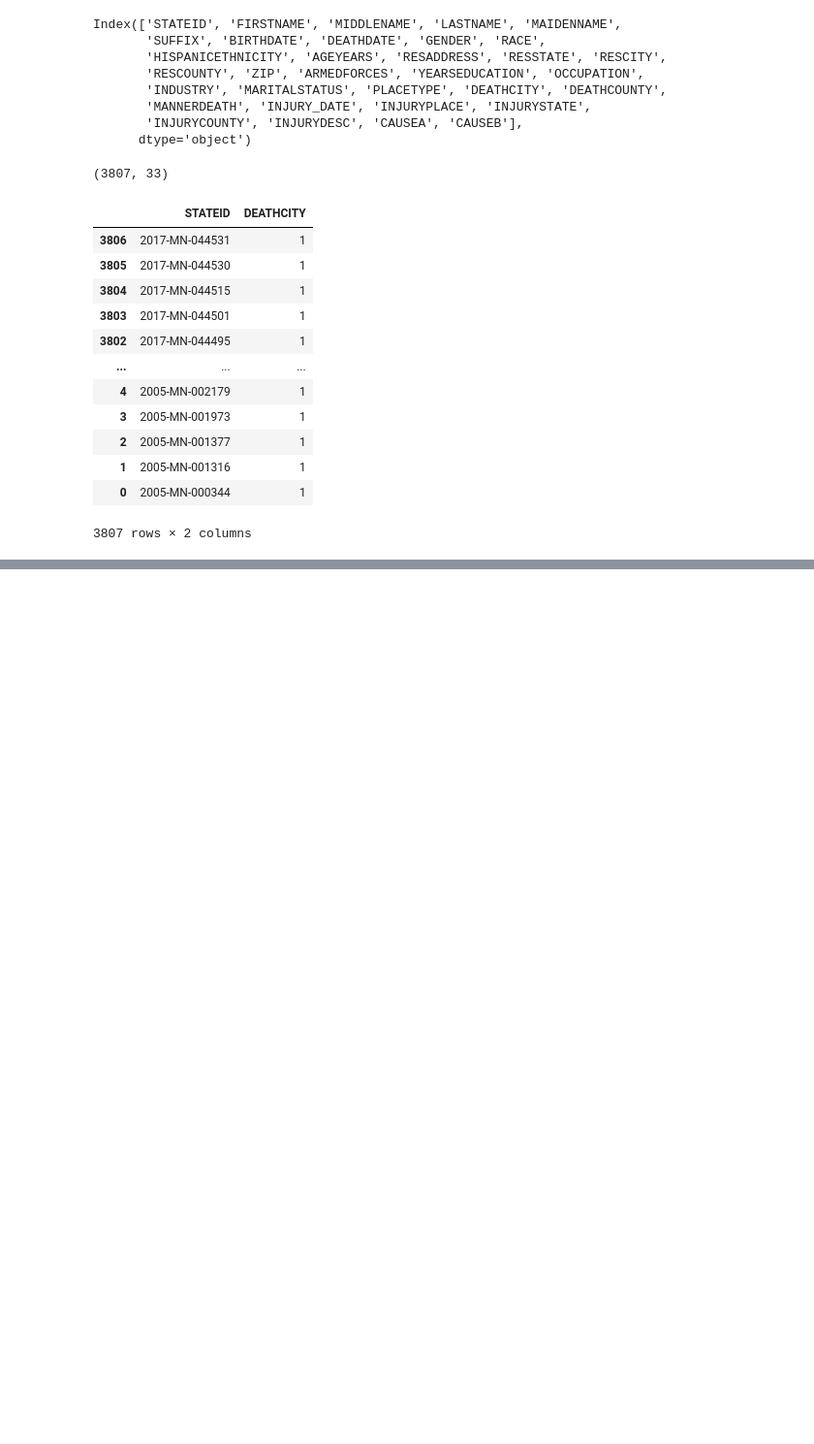
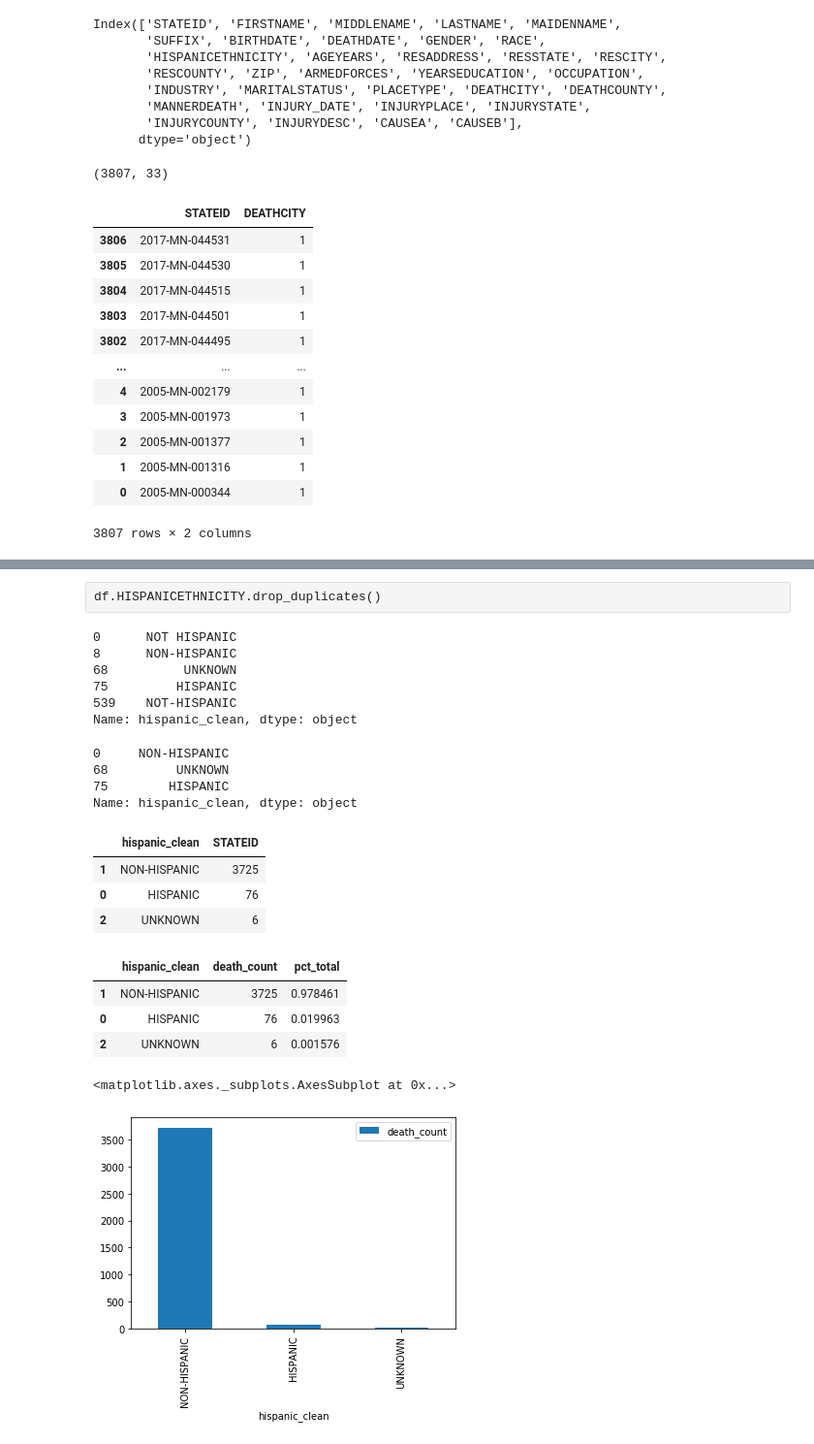
Before and after one commit to StellaYu101/teaching-guide-data-cleaning-and-viz-with-python, a Jupyter notebook: Opioid scratchpad.ipynb, the cells around one changed output, grey strips where cells are left out. Shown at 97% size. Cells and saved outputs as stored; diff of their text form; code cells hidden in the pictures; blank space fills up the shorter version.

```diff
--- a/Opioid scratchpad.ipynb
+++ b/Opioid scratchpad.ipynb
@@ -52,0 +83,44 @@ df[['STATEID', 'DEATHCITY']].groupby('STATEID').count().reset_index().sort_value
+# %% [raw]
+df.HISPANICETHNICITY.drop_duplicates()
+# %%
+df['hispanic_clean'] = df['HISPANICETHNICITY'].str.upper()
+df['hispanic_clean'].drop_duplicates()
+# %% [output]
+0      NOT HISPANIC
+8      NON-HISPANIC
+68          UNKNOWN
+75         HISPANIC
+539    NOT-HISPANIC
+Name: hispanic_clean, dtype: object
+# %%
+df['hispanic_clean'] = df['hispanic_clean'].str.replace('NON HISPANIC', 'NON-HISPANIC')
+df['hispanic_clean'] = df['hispanic_clean'].str.replace(r'NOT(-| )HISPANIC', 'NON-HISPANIC')
+df['hispanic_clean'].drop_duplicates()
+# %% [output]
+0     NON-HISPANIC
+68         UNKNOWN
+75        HISPANIC
+Name: hispanic_clean, dtype: object
+# %%
+# Group by hispanic ethnicity
+deaths_by_hispanic = df[['STATEID', 'hispanic_clean']].groupby('hispanic_clean').count().reset_index().sort_values('STATEID', ascending=False)
+deaths_by_hispanic
+# %% [output]
+|  | hispanic_clean | STATEID |
+| 1 | NON-HISPANIC | 3725 |
+| 0 | HISPANIC | 76 |
+| 2 | UNKNOWN | 6 |
+# %%
+deaths_by_hispanic.rename(columns={'STATEID': 'death_count'}, inplace=True)
+deaths_by_hispanic['pct_total'] = deaths_by_hispanic['death_count'] / deaths_by_hispanic['death_count'].sum()
+deaths_by_hispanic
+# %% [output]
+|  | hispanic_clean | death_count | pct_total |
+| 1 | NON-HISPANIC | 3725 | 0.978461 |
+| 0 | HISPANIC | 76 | 0.019963 |
+| 2 | UNKNOWN | 6 | 0.001576 |
+# %%
+deaths_by_hispanic.plot.bar(x='hispanic_clean', y='death_count')
+# %% [output]
+<matplotlib.axes._subplots.AxesSubplot at 0x...>
+[figure, added]
```
Also changed, not shown: parts of 27 cells of this notebook, 1 other file.
